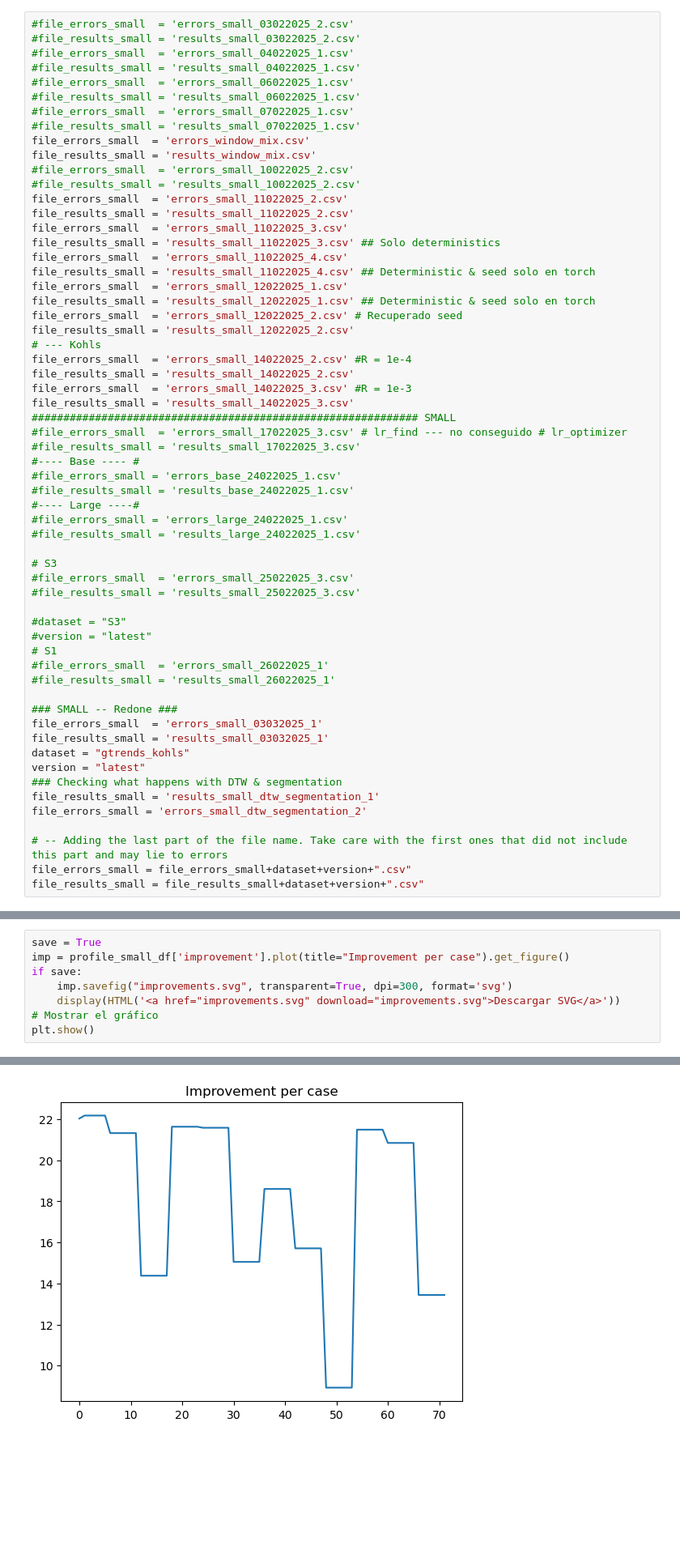
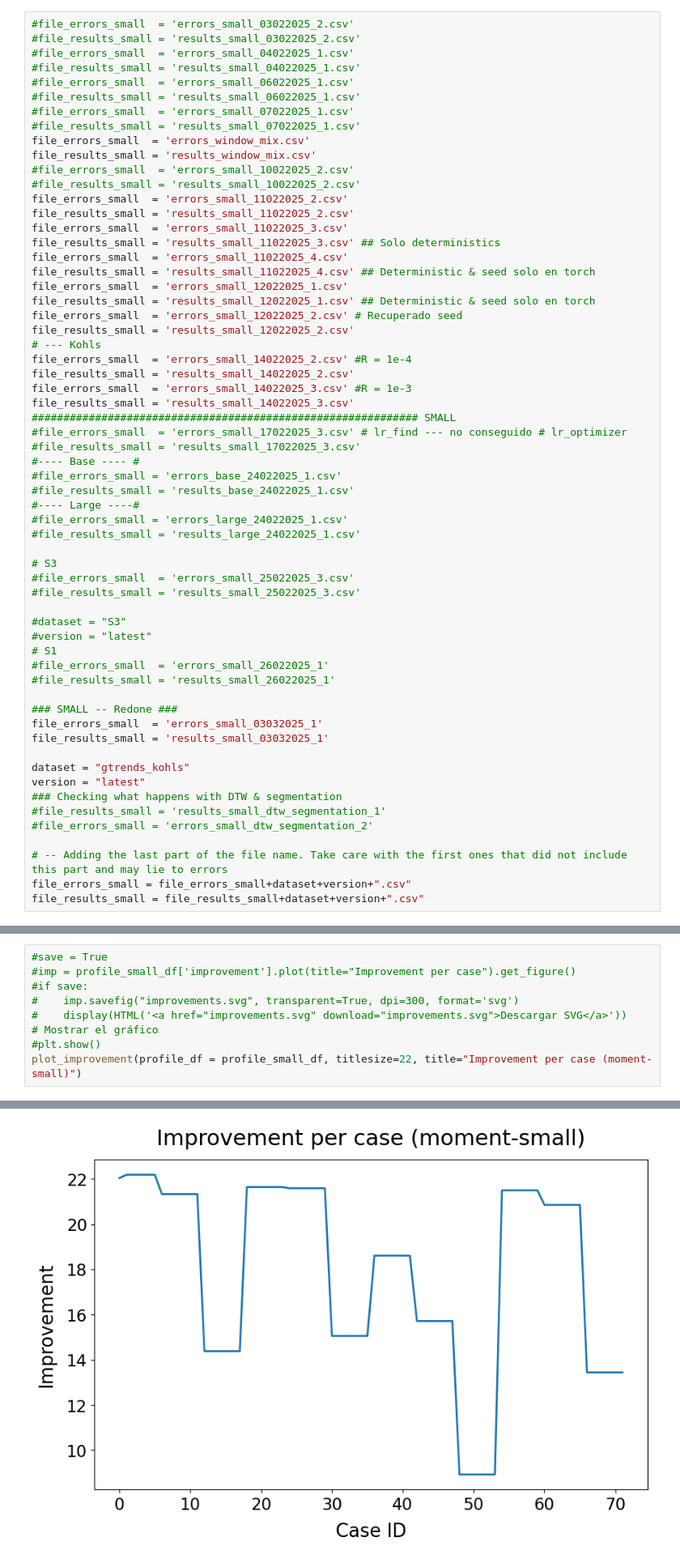
Before and after one commit to misantamaria/deepvats-foundation, a Jupyter notebook: nbs_pipeline/_process_results_.ipynb, the cells around one changed output, grey strips where cells are left out. Shown at 81% size. Cells and saved outputs as stored; diff of their text form; blank space fills up the shorter version.

```diff
--- a/nbs_pipeline/_process_results_.ipynb
+++ b/nbs_pipeline/_process_results_.ipynb
@@ -75,11 +75,12 @@ file_results_small = 'results_small_14022025_3.csv'
 ### SMALL -- Redone ###
 file_errors_small  = 'errors_small_03032025_1'
 file_results_small = 'results_small_03032025_1'
+
 dataset = "gtrends_kohls"
 version = "latest"
 ### Checking what happens with DTW & segmentation
-file_results_small = 'results_small_dtw_segmentation_1'
-file_errors_small = 'errors_small_dtw_segmentation_2'
+#file_results_small = 'results_small_dtw_segmentation_1'
+#file_errors_small = 'errors_small_dtw_segmentation_2'
 
 # -- Adding the last part of the file name. Take care with the first ones that did not include this part and may lie to errors
 file_errors_small = file_errors_small+dataset+version+".csv"
@@ -265,9 +298,10 @@ from IPython.display import HTML, display
 # %%
-save = True
-imp = profile_small_df['improvement'].plot(title="Improvement per case").get_figure()
-if save:
-    imp.savefig("improvements.svg", transparent=True, dpi=300, format='svg')
-    display(HTML('<a href="improvements.svg" download="improvements.svg">Descargar SVG</a>'))
+#save = True
+#imp = profile_small_df['improvement'].plot(title="Improvement per case").get_figure()
+#if save:
+#    imp.savefig("improvements.svg", transparent=True, dpi=300, format='svg')
+#    display(HTML('<a href="improvements.svg" download="improvements.svg">Descargar SVG</a>'))
 # Mostrar el gráfico
-plt.show()
+#plt.show()
+plot_improvement(profile_df = profile_small_df, titlesize=22, title="Improvement per case (moment-small)")
 # %% [output]
@@ -275,4 +310,4 @@ Descargar SVG
-[figure, old version]
+[figure, new version]
 # %%
 display(profile_small_df.sort_values('improvement', ascending = False)[:5])
 # %% [output]
```
Also changed, not shown: parts of 7 cells of this notebook, 54 other files.
